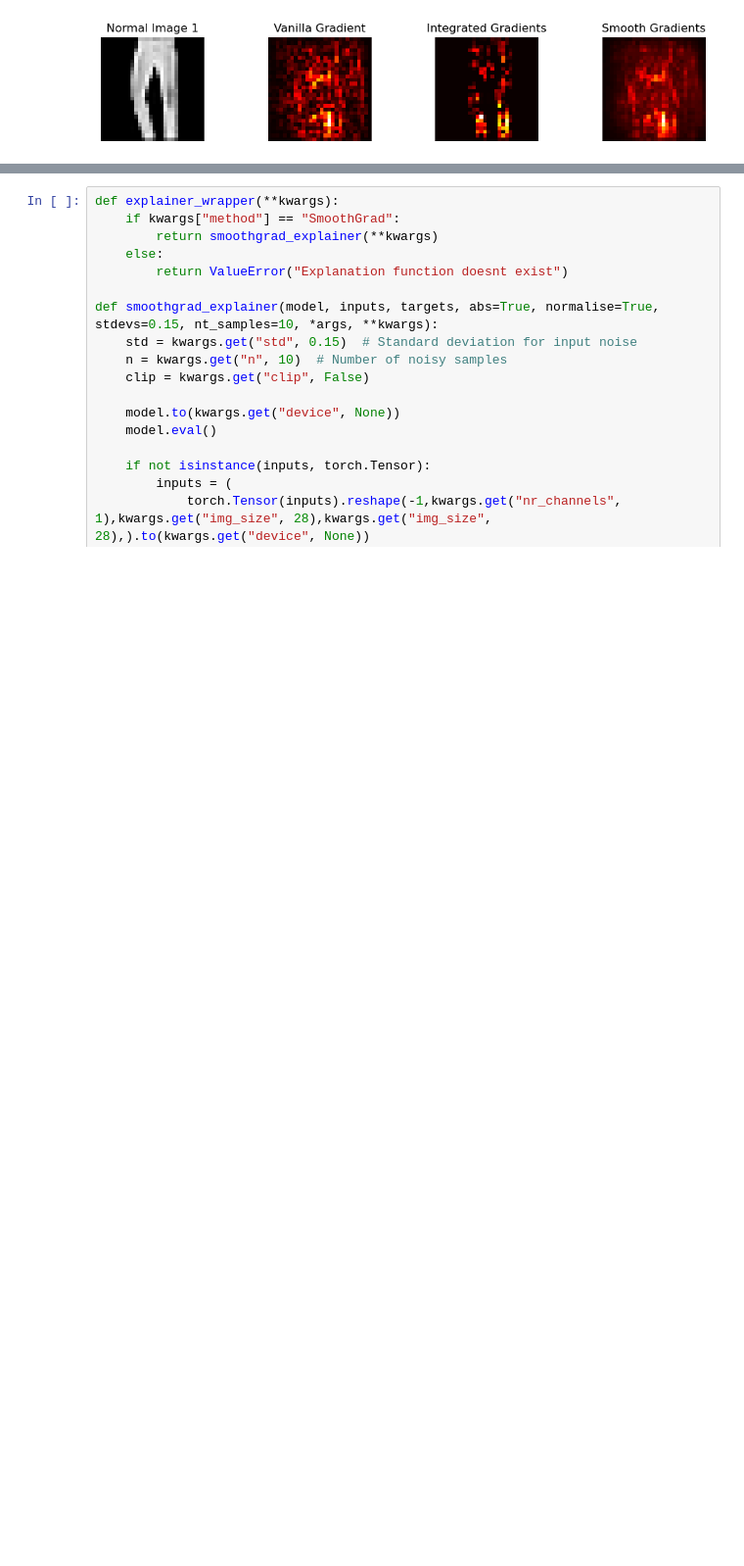
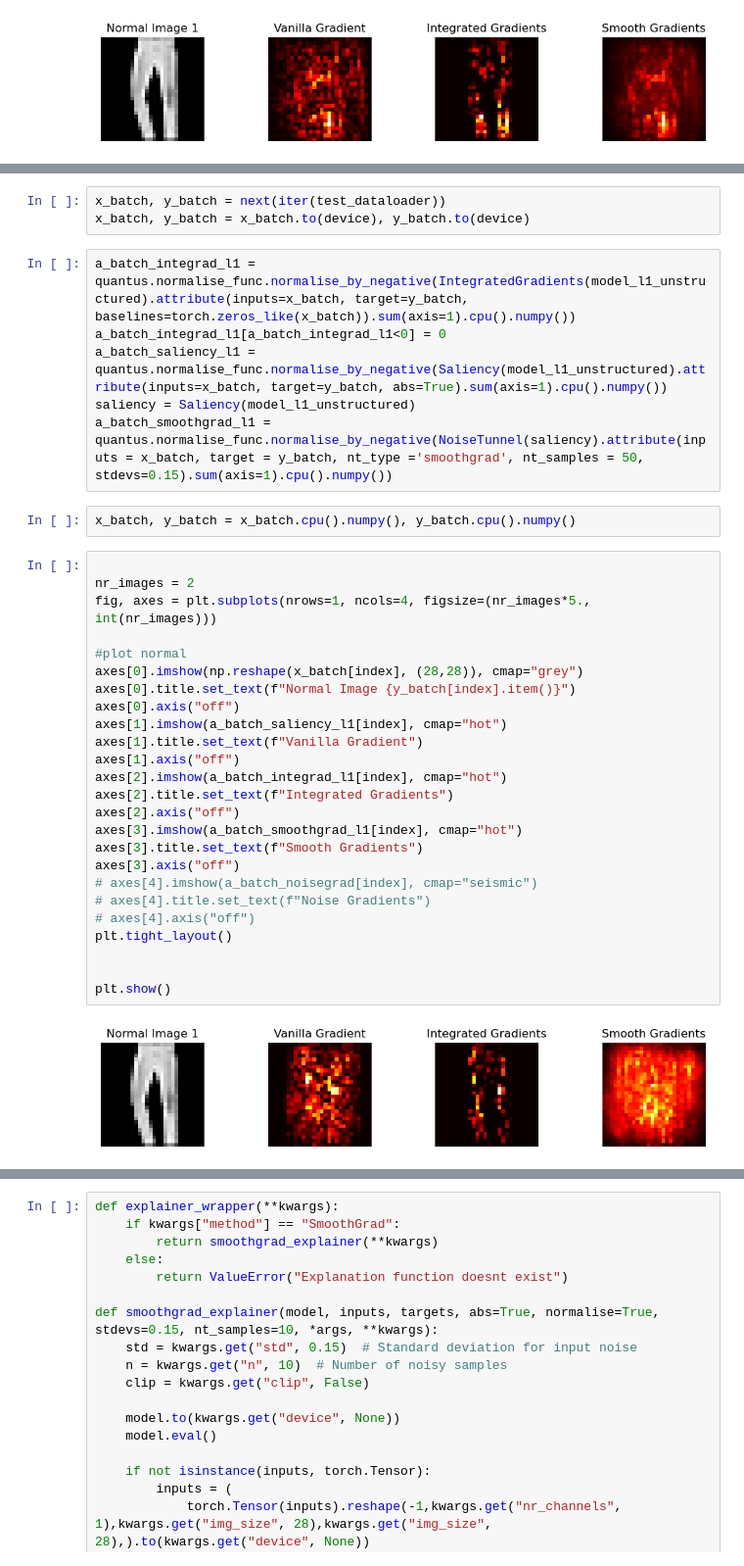
Before and after one commit to sanishsuwal7/ExplainableAI, a Jupyter notebook: lenet_saliency.ipynb, the cells around one changed output, grey strips where cells are left out. Shown at 98% size. Saved outputs shown, nothing was run; the diff lists cells and outputs as text; blank space fills up the shorter version.

```diff
--- a/lenet_saliency.ipynb
+++ b/lenet_saliency.ipynb
@@ -160,0 +184,38 @@ plt.show()
+# %%
+x_batch, y_batch = next(iter(test_dataloader))
+x_batch, y_batch = x_batch.to(device), y_batch.to(device)
+# %%
+a_batch_integrad_l1 = quantus.normalise_func.normalise_by_negative(IntegratedGradients(model_l1_unstructured).attribute(inputs=x_batch, target=y_batch, baselines=torch.zeros_like(x_batch)).sum(axis=1).cpu().numpy())
+a_batch_integrad_l1[a_batch_integrad_l1<0] = 0
+a_batch_saliency_l1 = quantus.normalise_func.normalise_by_negative(Saliency(model_l1_unstructured).attribute(inputs=x_batch, target=y_batch, abs=True).sum(axis=1).cpu().numpy())
+saliency = Saliency(model_l1_unstructured)
+a_batch_smoothgrad_l1 = quantus.normalise_func.normalise_by_negative(NoiseTunnel(saliency).attribute(inputs = x_batch, target = y_batch, nt_type ='smoothgrad', nt_samples = 50, stdevs=0.15).sum(axis=1).cpu().numpy())
+# %%
+x_batch, y_batch = x_batch.cpu().numpy(), y_batch.cpu().numpy()
+# %%
+
+nr_images = 2
+fig, axes = plt.subplots(nrows=1, ncols=4, figsize=(nr_images*5., int(nr_images)))
+
+#plot normal
+axes[0].imshow(np.reshape(x_batch[index], (28,28)), cmap="grey")
+axes[0].title.set_text(f"Normal Image {y_batch[index].item()}")
+axes[0].axis("off")
+axes[1].imshow(a_batch_saliency_l1[index], cmap="hot")
+axes[1].title.set_text(f"Vanilla Gradient")
+axes[1].axis("off")
+axes[2].imshow(a_batch_integrad_l1[index], cmap="hot")
+axes[2].title.set_text(f"Integrated Gradients")
+axes[2].axis("off")
+axes[3].imshow(a_batch_smoothgrad_l1[index], cmap="hot")
+axes[3].title.set_text(f"Smooth Gradients")
+axes[3].axis("off")
+# axes[4].imshow(a_batch_noisegrad[index], cmap="seismic")
+# axes[4].title.set_text(f"Noise Gradients")
+# axes[4].axis("off")
+plt.tight_layout()
+
+
+plt.show()
+# %% [output]
+[figure, added]
```
Also changed, not shown: parts of 92 cells of this notebook, 1 other file.
